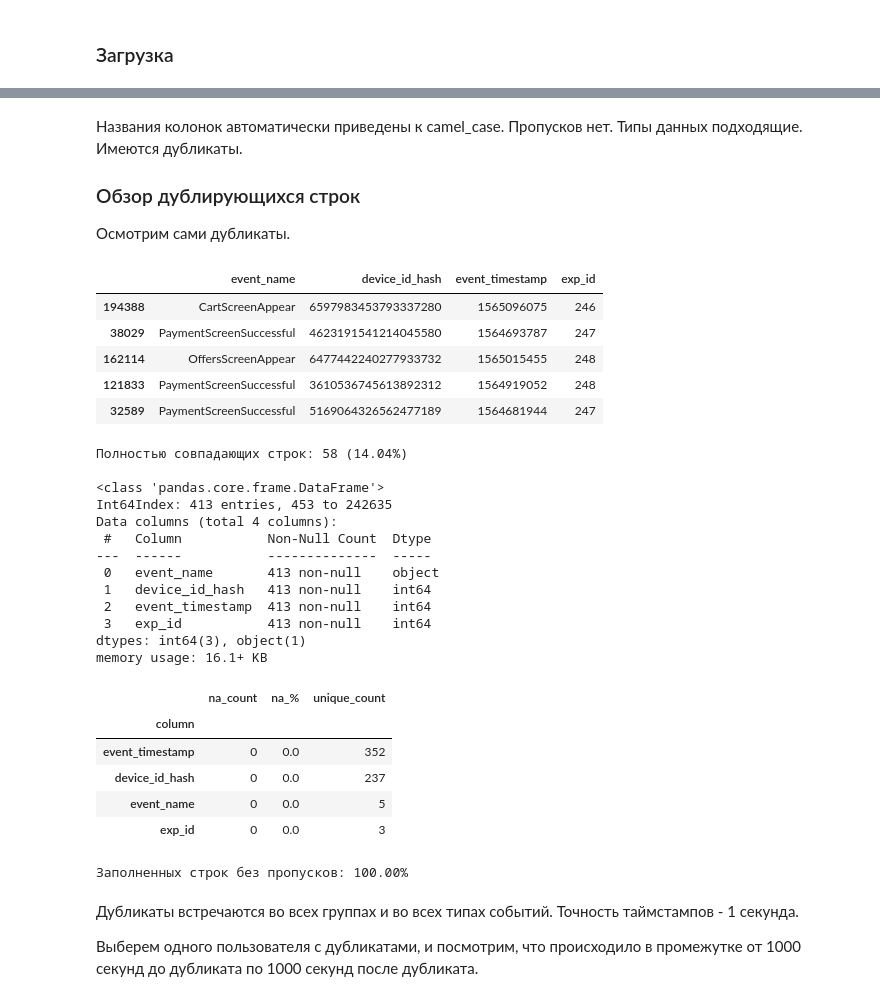
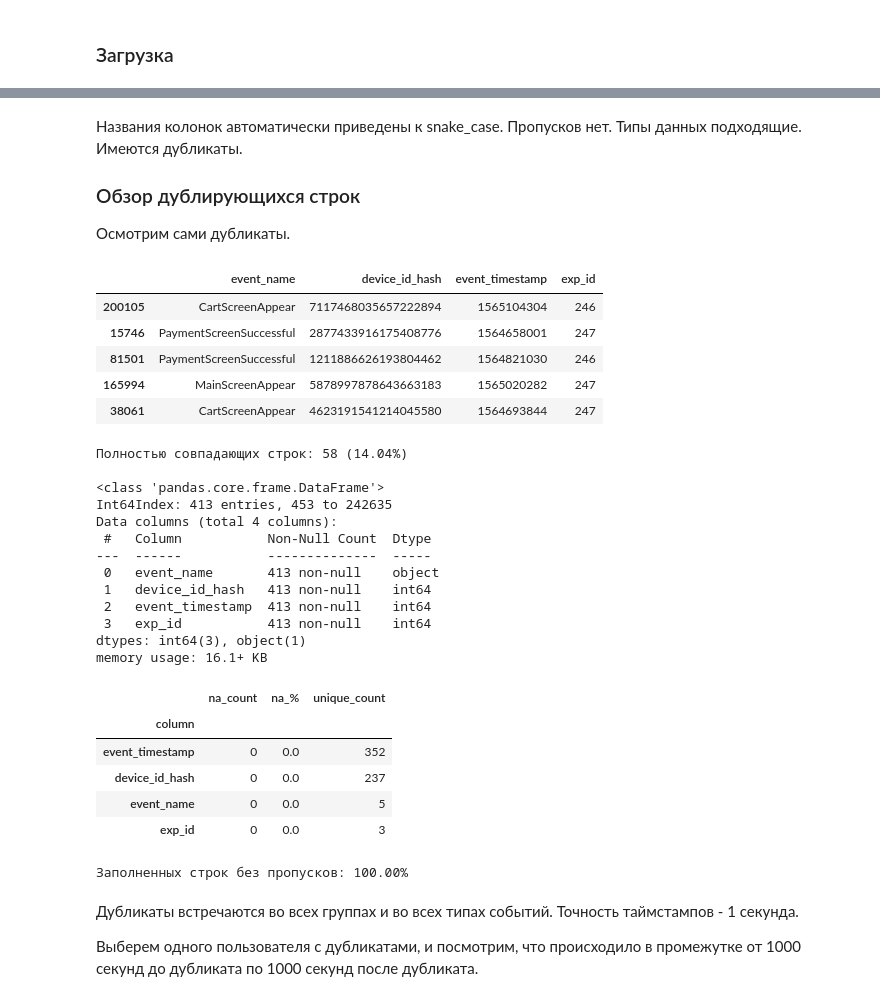
Before and after one commit to okeangel/da_portfolio, a Jupyter notebook: portfolio/week_19_combined_2.ipynb, the cells around one changed output, grey strips where cells are left out. Cells and saved outputs as stored; diff of their text form; code cells hidden in the pictures.

```diff
--- a/portfolio/week_19_combined_2.ipynb
+++ b/portfolio/week_19_combined_2.ipynb
@@ -140,26 +166,26 @@ FIGSIZE = (12, 6)
 
 ##### Загрузка и обзор данных
 # %%
-def load(tablename, ext='csv', sep=','):
-    """Load a table from file
+def load(name, ext='csv', sep=','):
+    """Return pandas DataFrame by filename
     """
-    filename = tablename + '.' + ext
+    filename = name + '.' + ext
     try:
-        df = pd.read_csv(filename, sep=sep)
+        df = pd.read_csv(filename)
     except FileNotFoundError:
         df = pd.read_csv('https://code.s3.yandex.net/datasets/' + filename, sep=sep)
-    correct_column_names(df)  #  переводит в snake_case
-    survey(df)  # даёт обзор возможных проблем с таблицей
+    correct_column_names(df)
+    overview(df)
     return df
 # %%
-def survey(data):
-    """Display summaries to detect data problems
+def overview(data):
+    """Display an overview of the data to detect common data problems
     """
     display(data.sample(5))
     dupes = data.duplicated().sum()
     dupes_rate = dupes / len(data)
     print(f'Полностью совпадающих строк: {dupes} ({dupes_rate:.2%})\n')
     data.info()
-    display(get_nans(data))
+    display(count_nans(data))
     print(get_filled_rows_share(data))
 # %%
@@ -284,20 +282,20 @@ memory usage: 7.5+ MB
 | exp_id | 0 | 0.0 | 3 |
 Заполненных строк без пропусков: 100.00%
 # %% [markdown]
-Названия колонок автоматически приведены к camel_case. Пропусков нет. Типы данных подходящие. Имеются дубликаты.
+Названия колонок автоматически приведены к snake_case. Пропусков нет. Типы данных подходящие. Имеются дубликаты.
 
 ### Обзор дублирующихся строк
 
 Осмотрим сами дубликаты.
 # %%
-survey(log[log.duplicated()])
+overview(log[log.duplicated()])
 # %% [output]
 |  | event_name | device_id_hash | event_timestamp | exp_id |
-| 194388 | CartScreenAppear | 6597983453793337280 | 1565096075 | 246 |
-| 38029 | PaymentScreenSuccessful | 4623191541214045580 | 1564693787 | 247 |
-| 162114 | OffersScreenAppear | 6477442240277933732 | 1565015455 | 248 |
-| 121833 | PaymentScreenSuccessful | 3610536745613892312 | 1564919052 | 248 |
-| 32589 | PaymentScreenSuccessful | 5169064326562477189 | 1564681944 | 247 |
+| 200105 | CartScreenAppear | 7117468035657222894 | 1565104304 | 246 |
+| 15746 | PaymentScreenSuccessful | 2877433916175408776 | 1564658001 | 247 |
+| 81501 | PaymentScreenSuccessful | 1211886626193804462 | 1564821030 | 246 |
+| 165994 | MainScreenAppear | 5878997878643663183 | 1565020282 | 247 |
+| 38061 | CartScreenAppear | 4623191541214045580 | 1564693844 | 247 |
 Полностью совпадающих строк: 58 (14.04%)
 
 <class 'pandas.core.frame.DataFrame'>
```
Also changed, not shown: parts of 54 cells of this notebook, 1 other file.
